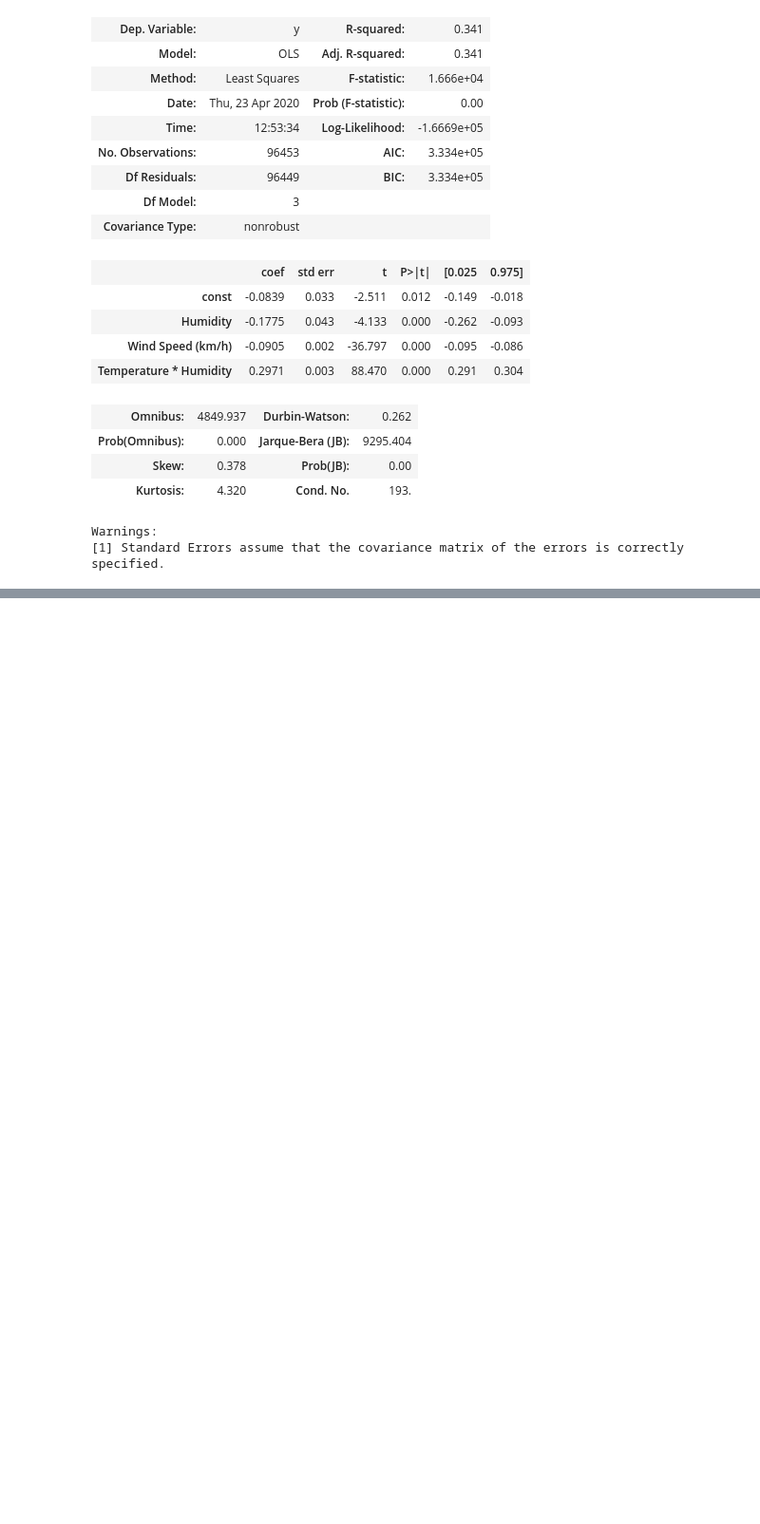
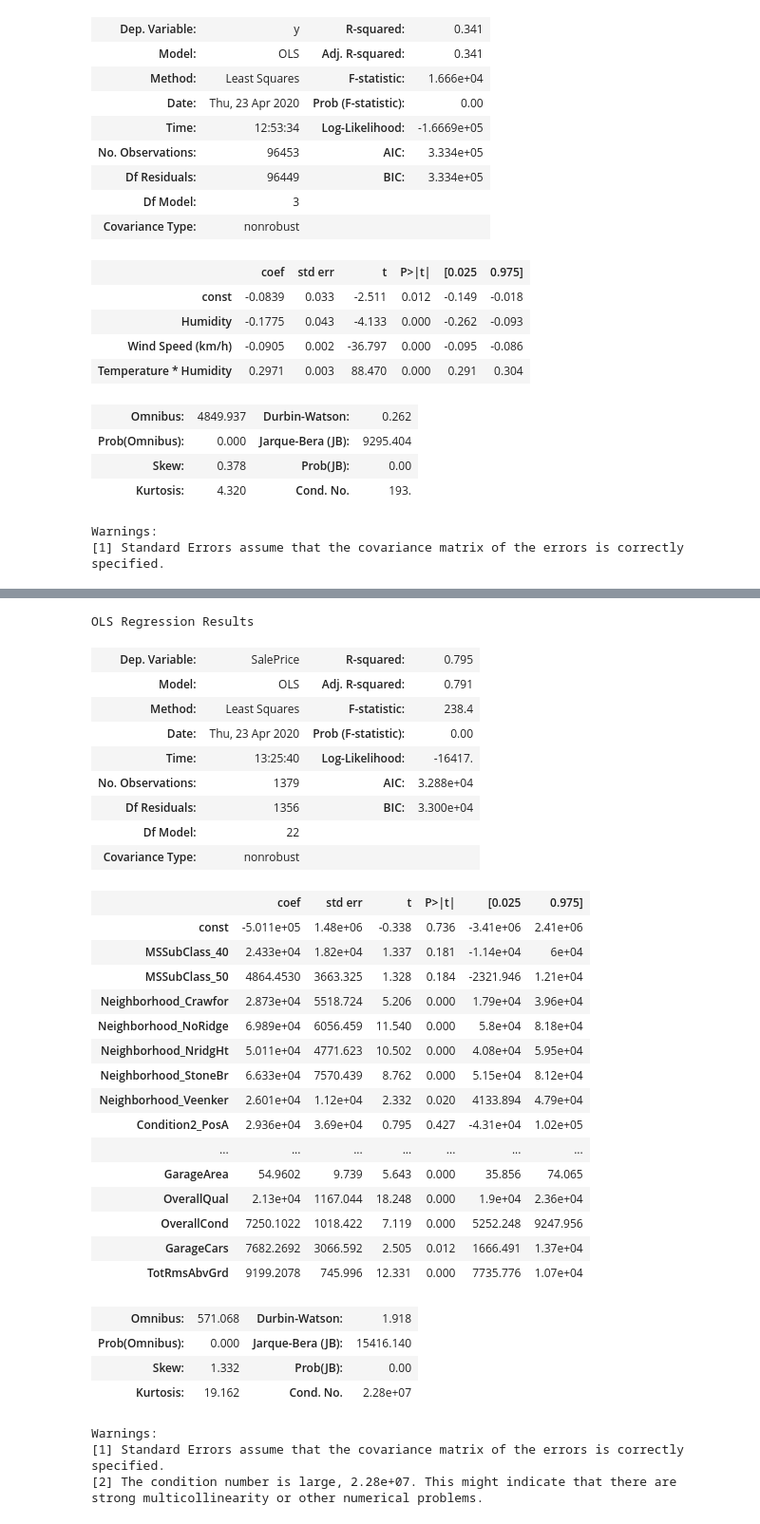
Before and after one commit to ekaynac/datajarlabs, a Jupyter notebook: EnesKaynakci(6-4).ipynb, the cells around one changed output, grey strips where cells are left out. Shown at 95% size. Saved outputs shown, nothing was run; the diff lists cells and outputs as text; code cells hidden in the pictures; blank space fills up the shorter version.

```diff
--- a/EnesKaynakci(6-4).ipynb
+++ b/EnesKaynakci(6-4).ipynb
@@ -85,0 +169,45 @@ Warnings:
+# %%
+X = house[["MSSubClass_40","MSSubClass_50","Neighborhood_Crawfor","Neighborhood_NoRidge","Neighborhood_NridgHt",
+"Neighborhood_StoneBr","Neighborhood_Veenker","Condition2_PosA","Condition2_PosN","HouseStyle_SFoyer",
+"HouseStyle_SLvl","Exterior1st_BrkFace","LotArea","YearBuilt","Fireplaces","PoolArea","YrSold",
+"GarageArea","OverallQual","OverallCond","GarageCars","TotRmsAbvGrd"]]
+# %%
+X = sm.add_constant(X)
+
+model = sm.OLS(Y, X).fit()
+model.summary()
+# %% [output]
+OLS Regression Results
+| Dep. Variable: | SalePrice | R-squared: | 0.795 |
+| Model: | OLS | Adj. R-squared: | 0.791 |
+| Method: | Least Squares | F-statistic: | 238.4 |
+| Date: | Thu, 23 Apr 2020 | Prob (F-statistic): | 0.00 |
+| Time: | 13:25:40 | Log-Likelihood: | -16417. |
+| No. Observations: | 1379 | AIC: | 3.288e+04 |
+| Df Residuals: | 1356 | BIC: | 3.300e+04 |
+| Df Model: | 22 |  |  |
+| Covariance Type: | nonrobust |  |  |
+|  | coef | std err | t | P>|t| | [0.025 | 0.975] |
+| const | -5.011e+05 | 1.48e+06 | -0.338 | 0.736 | -3.41e+06 | 2.41e+06 |
+| MSSubClass_40 | 2.433e+04 | 1.82e+04 | 1.337 | 0.181 | -1.14e+04 | 6e+04 |
+| MSSubClass_50 | 4864.4530 | 3663.325 | 1.328 | 0.184 | -2321.946 | 1.21e+04 |
+| Neighborhood_Crawfor | 2.873e+04 | 5518.724 | 5.206 | 0.000 | 1.79e+04 | 3.96e+04 |
+| Neighborhood_NoRidge | 6.989e+04 | 6056.459 | 11.540 | 0.000 | 5.8e+04 | 8.18e+04 |
+| Neighborhood_NridgHt | 5.011e+04 | 4771.623 | 10.502 | 0.000 | 4.08e+04 | 5.95e+04 |
+| Neighborhood_StoneBr | 6.633e+04 | 7570.439 | 8.762 | 0.000 | 5.15e+04 | 8.12e+04 |
+| Neighborhood_Veenker | 2.601e+04 | 1.12e+04 | 2.332 | 0.020 | 4133.894 | 4.79e+04 |
+| Condition2_PosA | 2.936e+04 | 3.69e+04 | 0.795 | 0.427 | -4.31e+04 | 1.02e+05 |
+| ... | ... | ... | ... | ... | ... | ... |
+| GarageArea | 54.9602 | 9.739 | 5.643 | 0.000 | 35.856 | 74.065 |
+| OverallQual | 2.13e+04 | 1167.044 | 18.248 | 0.000 | 1.9e+04 | 2.36e+04 |
+| OverallCond | 7250.1022 | 1018.422 | 7.119 | 0.000 | 5252.248 | 9247.956 |
+| GarageCars | 7682.2692 | 3066.592 | 2.505 | 0.012 | 1666.491 | 1.37e+04 |
+| TotRmsAbvGrd | 9199.2078 | 745.996 | 12.331 | 0.000 | 7735.776 | 1.07e+04 |
+| Omnibus: | 571.068 | Durbin-Watson: | 1.918 |
+| Prob(Omnibus): | 0.000 | Jarque-Bera (JB): | 15416.140 |
+| Skew: | 1.332 | Prob(JB): | 0.00 |
+| Kurtosis: | 19.162 | Cond. No. | 2.28e+07 |
+Warnings:
+[1] Standard Errors assume that the covariance matrix of the errors is correctly specified.
+[2] The condition number is large, 2.28e+07. This might indicate that there are
+strong multicollinearity or other numerical problems.
```
Also changed, not shown: parts of 8 cells of this notebook.
